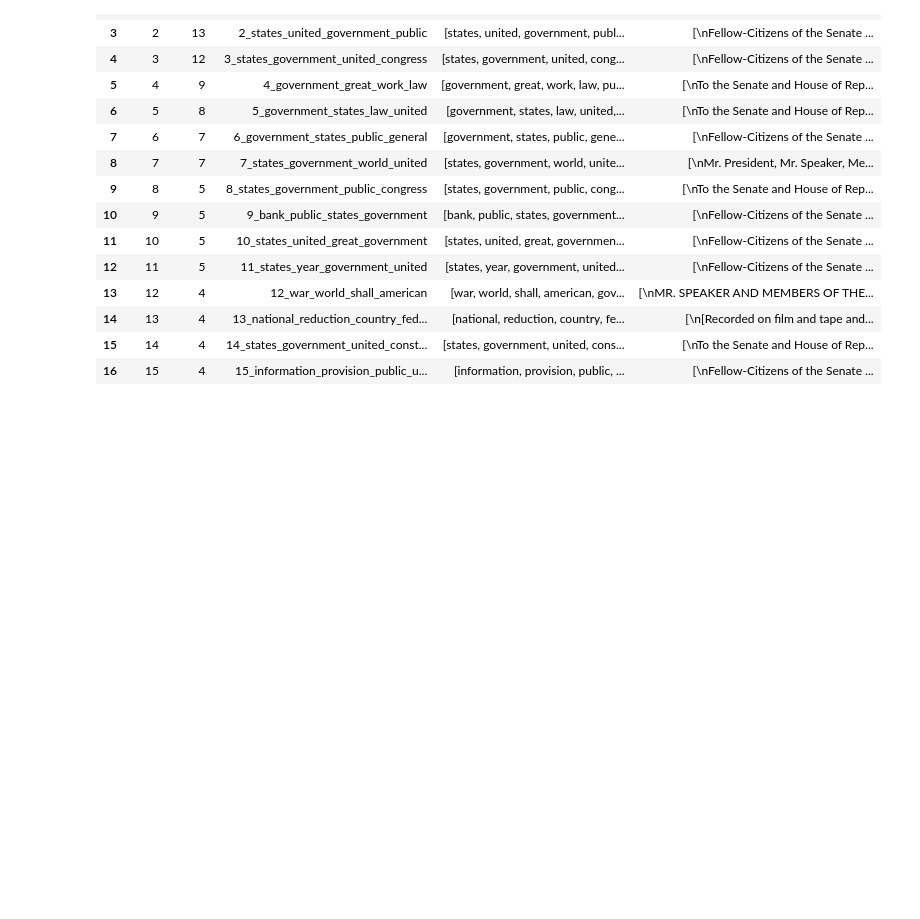
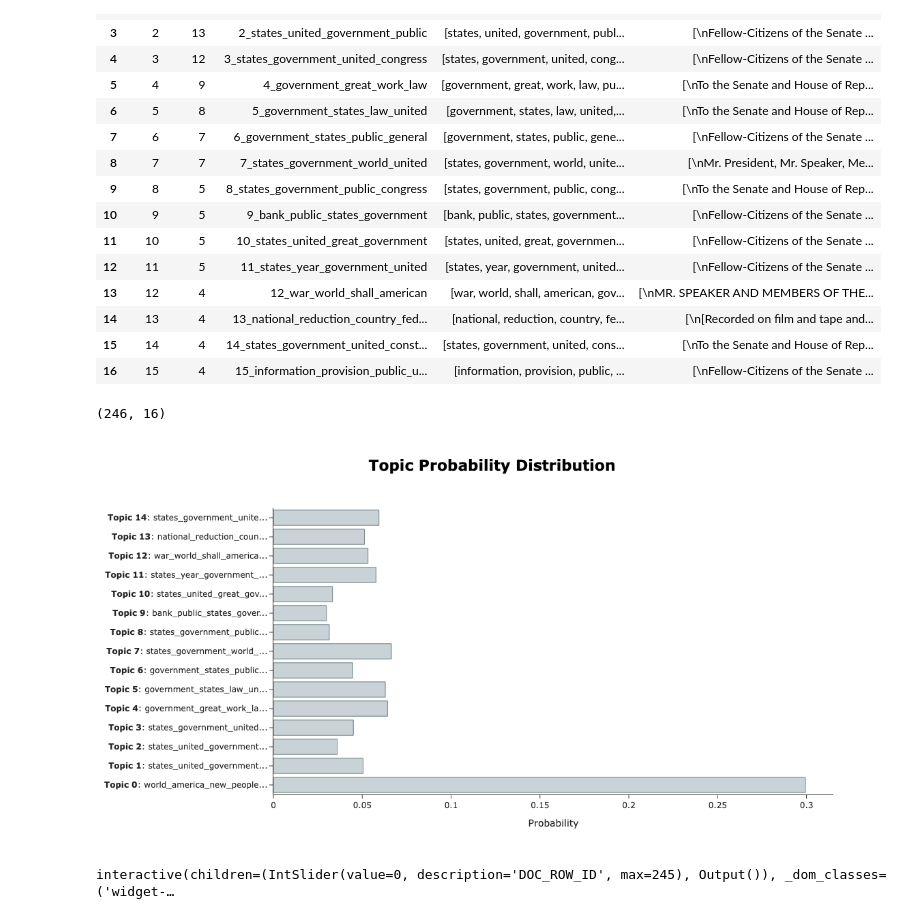
Before and after one commit to UCB-stat-159-f25/proj02-group08, a Jupyter notebook: notebooks/nlp-P03.ipynb, the cells around one changed output. Saved outputs shown, nothing was run; the diff lists cells and outputs as text; code cells hidden in the pictures; blank space fills up the shorter version.

```diff
--- a/notebooks/nlp-P03.ipynb
+++ b/notebooks/nlp-P03.ipynb
@@ -330,8 +330,37 @@ step09_topic_info
 | 14 | 13 | 4 | 13_national_reduction_country_fed... | [national, reduction, country, fe... | [\n[Recorded on film and tape and... |
 | 15 | 14 | 4 | 14_states_government_united_const... | [states, government, united, cons... | [\nTo the Senate and House of Rep... |
 | 16 | 15 | 4 | 15_information_provision_public_u... | [information, provision, public, ... | [\nFellow-Citizens of the Senate ... |
+# %%
+topics, probabilities = step07_topic_model.fit_transform(docs)
 # %%
 # output the topic distribution for the first speech
 # hint: check out approximate_distribution() and visualize_distribution()
+###
+# references:
+# 1. https://maartengr.github.io/BERTopic/getting_started/distribution/distribution.html
+#
+# topic_distr, _ = topic_model.approximate_distribution(docs)
+# topic_model.visualize_distribution(topic_distr[1])
+###
+
+topic_distribution, _ = step07_topic_model.approximate_distribution(docs)
+# %%
+topic_distribution.shape
+# %% [output]
+(246, 16)
+# %%
+DOC_ROW_ID = 0
+
+step07_topic_model.visualize_distribution(topic_distribution[DOC_ROW_ID])
+# %% [output]
+[figure, added]
+# %%
+import ipywidgets as widgets
+
+@widgets.interact(DOC_ROW_ID=(0, len(topic_distribution)-1))
+def show(DOC_ROW_ID=0):
+    return step07_topic_model.visualize_distribution(topic_distribution[DOC_ROW_ID])
+# %% [output]
+interactive(children=(IntSlider(value=0, description='DOC_ROW_ID', max=245), Output()), _dom_classes=('widget-…
 # %%
 # run this cell to visualize the topics
```
Also changed, not shown: parts of 1 cell of this notebook, 1 other file.
